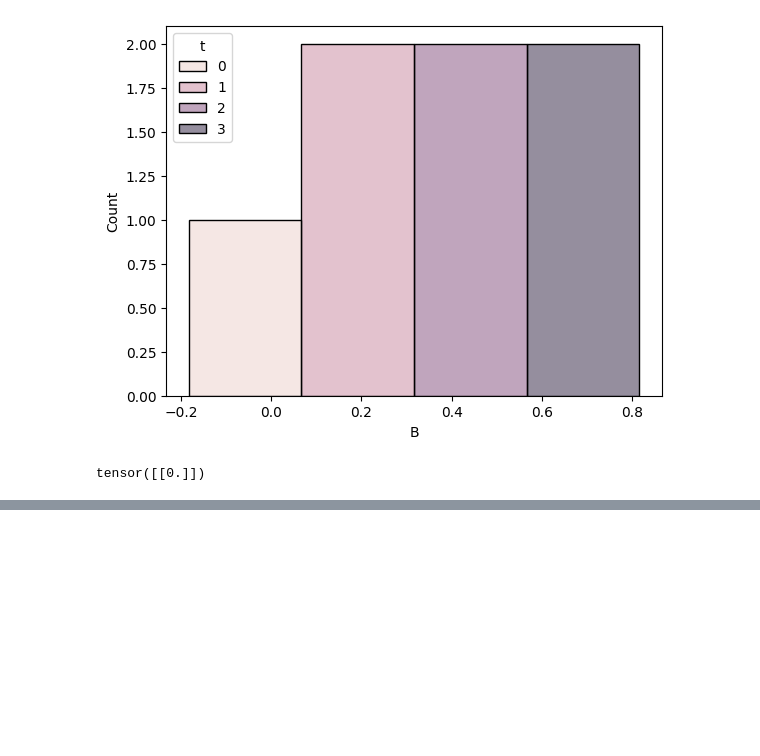
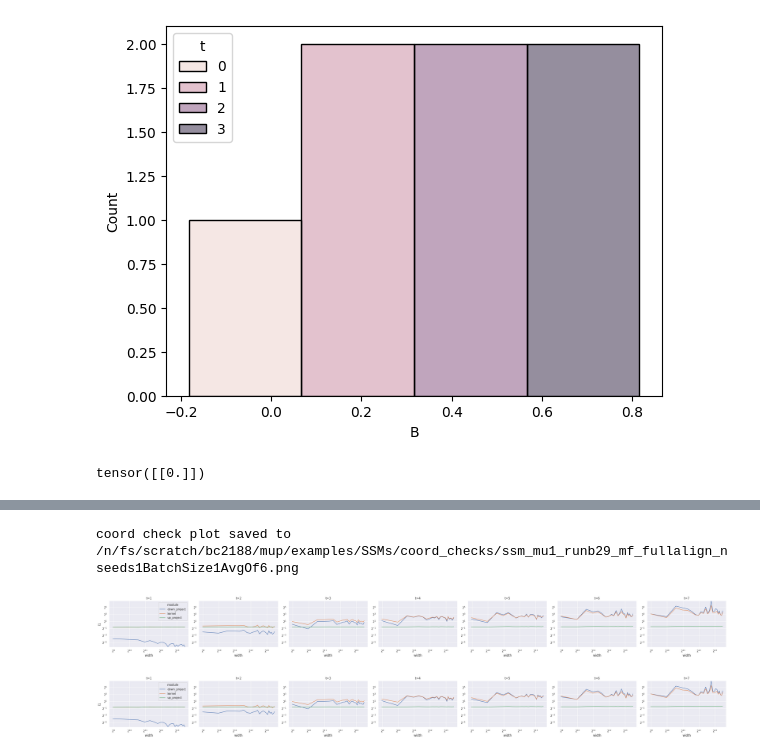
Before and after one commit to berlinchen7/mup, a Jupyter notebook: examples/SSMs/analyze_result.ipynb, the cells around one changed output, grey strips where cells are left out. Drawn from its saved outputs; the diff is of its cells as text; code cells hidden in the pictures; blank space fills up the shorter version.

```diff
--- a/examples/SSMs/analyze_result.ipynb
+++ b/examples/SSMs/analyze_result.ipynb
@@ -128,0 +131,11 @@ tensor([[0.]])
+# %%
+import pandas as pd
+
+df_list = []
+for i in range(1, 7):
+    df = pd.read_pickle(f"/n/fs/scratch/bc2188/mup/examples/SSMs/coord_checks/ssm_mu1_runb29_mf_fullalign_nseeds1BatchSize1WithEx{i}.pkl")
+    df_list.append(df)
+
+df = pd.concat(df_list, ignore_index=True)
+
+df
@@ -128,0 +156,10 @@ tensor([[0.]])
+# %%
+from mup.coord_check import plot_coord_data
+
+a = df.groupby(['width', 'module', 't'])['l1'].mean().reset_index()
+png_filename = '/n/fs/scratch/bc2188/mup/examples/SSMs/coord_checks/ssm_mu1_runb29_mf_fullalign_nseeds1BatchSize1AvgOf6.png'
+plot_coord_data(a, save_to=png_filename)
+# %% [output]
+coord check plot saved to /n/fs/scratch/bc2188/mup/examples/SSMs/coord_checks/ssm_mu1_runb29_mf_fullalign_nseeds1BatchSize1AvgOf6.png
+[figure, added]
+[figure, added]
```
Also changed, not shown: parts of 2 cells of this notebook, 4 other files.
